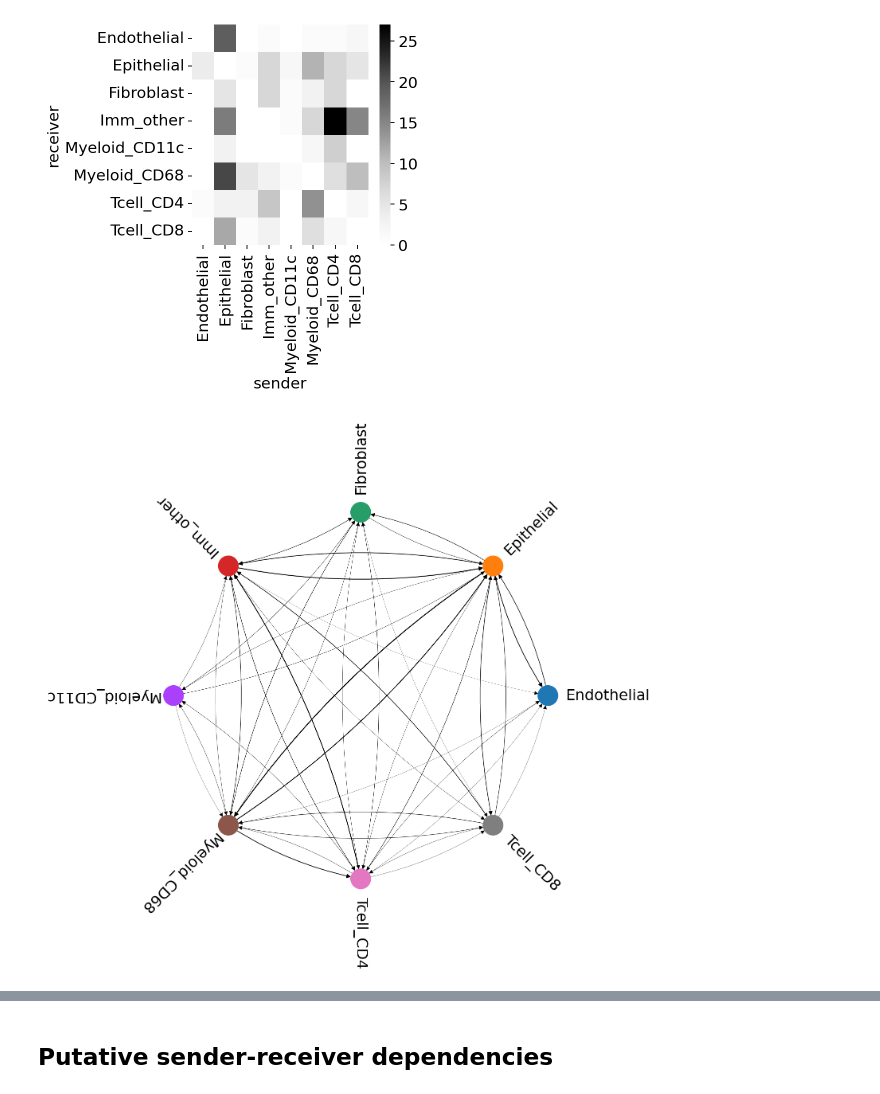
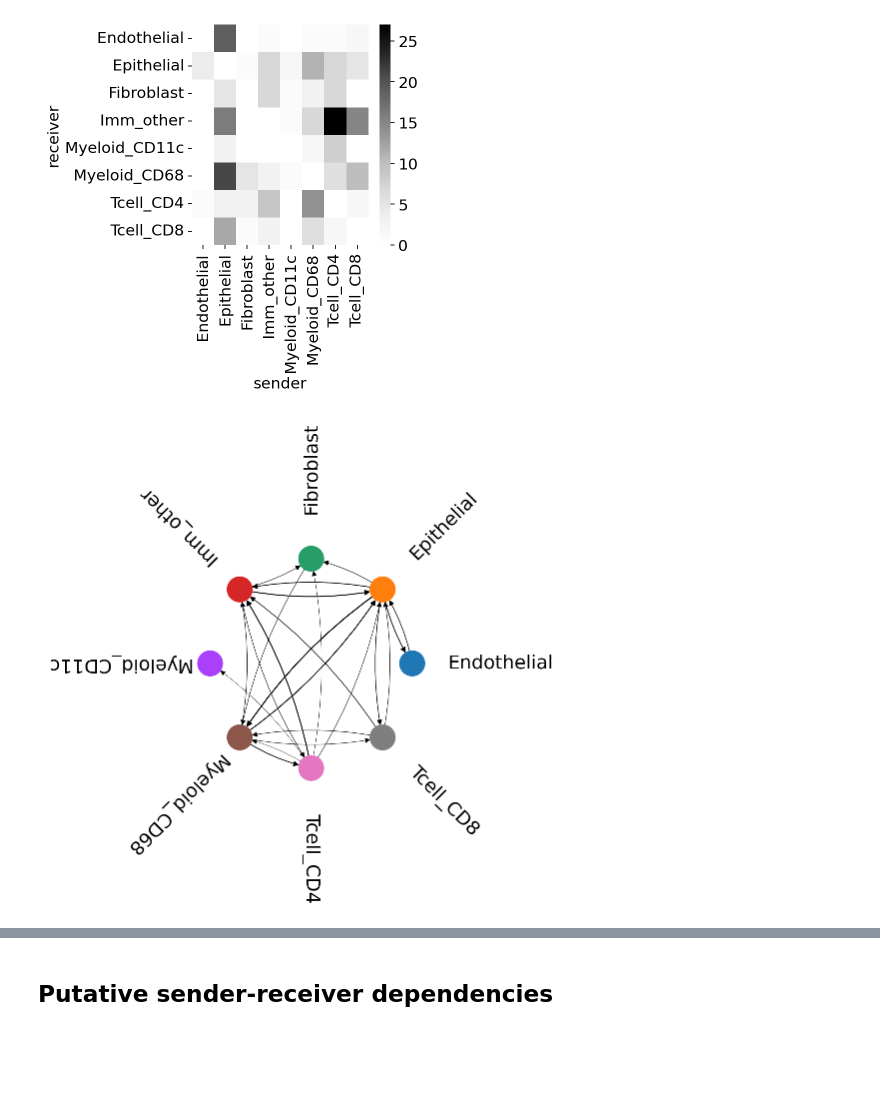
Before and after one commit to theislab/spatial_scog_workshop_2022, a Jupyter notebook: ncem/tutorial_ncem.ipynb, the cells around one changed output, grey strips where cells are left out. Drawn from its saved outputs; the diff is of its cells as text; code cells hidden in the pictures; blank space fills up the shorter version.

Commit message:
reduce figure size

```diff
--- a/ncem/tutorial_ncem.ipynb
+++ b/ncem/tutorial_ncem.ipynb
@@ -226,9 +225,9 @@ ncem.type_coupling_analysis(figsize=(5, 5))
 [figure]
 # %%
 type_coupling = ncem.type_coupling_analysis_circular(
-    edge_attr='magnitude', figsize=(10,9)
+    edge_attr='magnitude', figsize=(9,8), de_genes_threshold=3, text_space=1.78
 )
 # %% [output]
-[figure, old version]
+[figure, new version]
 # %%
 type_coupling = ncem.type_coupling_analysis_circular(
```
Also changed, not shown: parts of 6 cells of this notebook.
